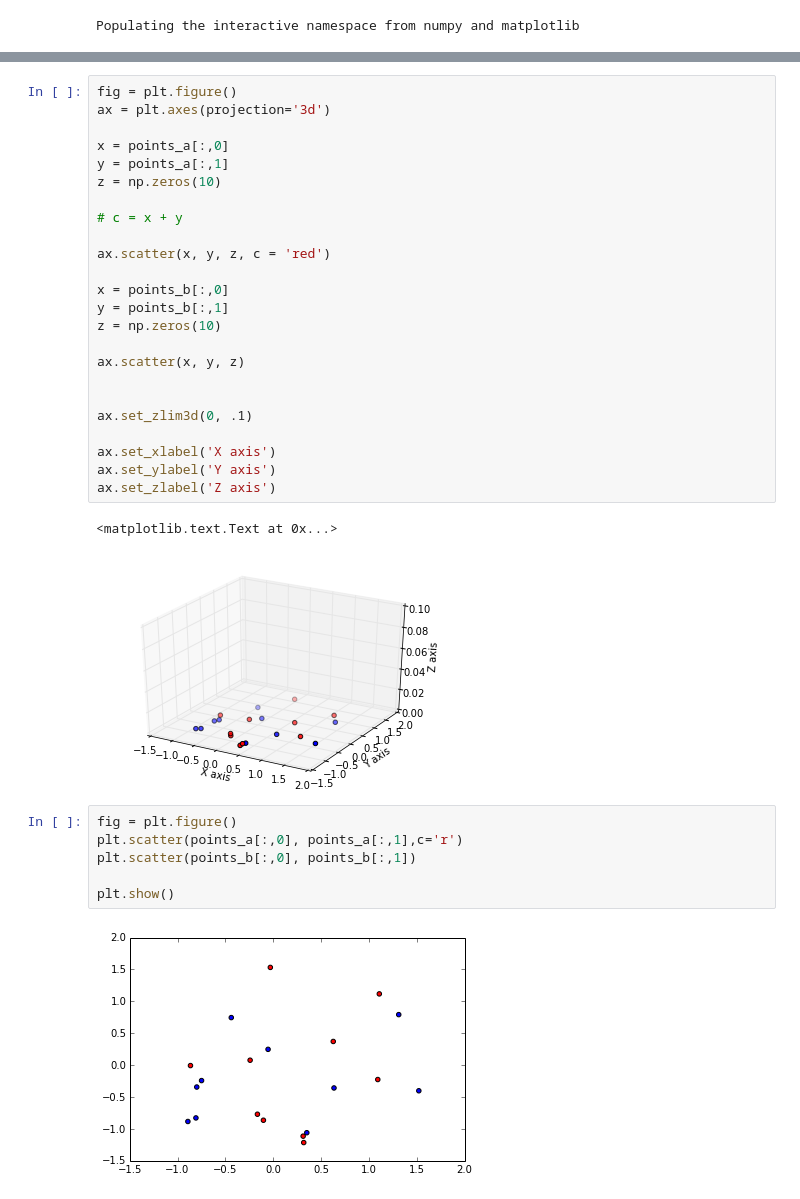
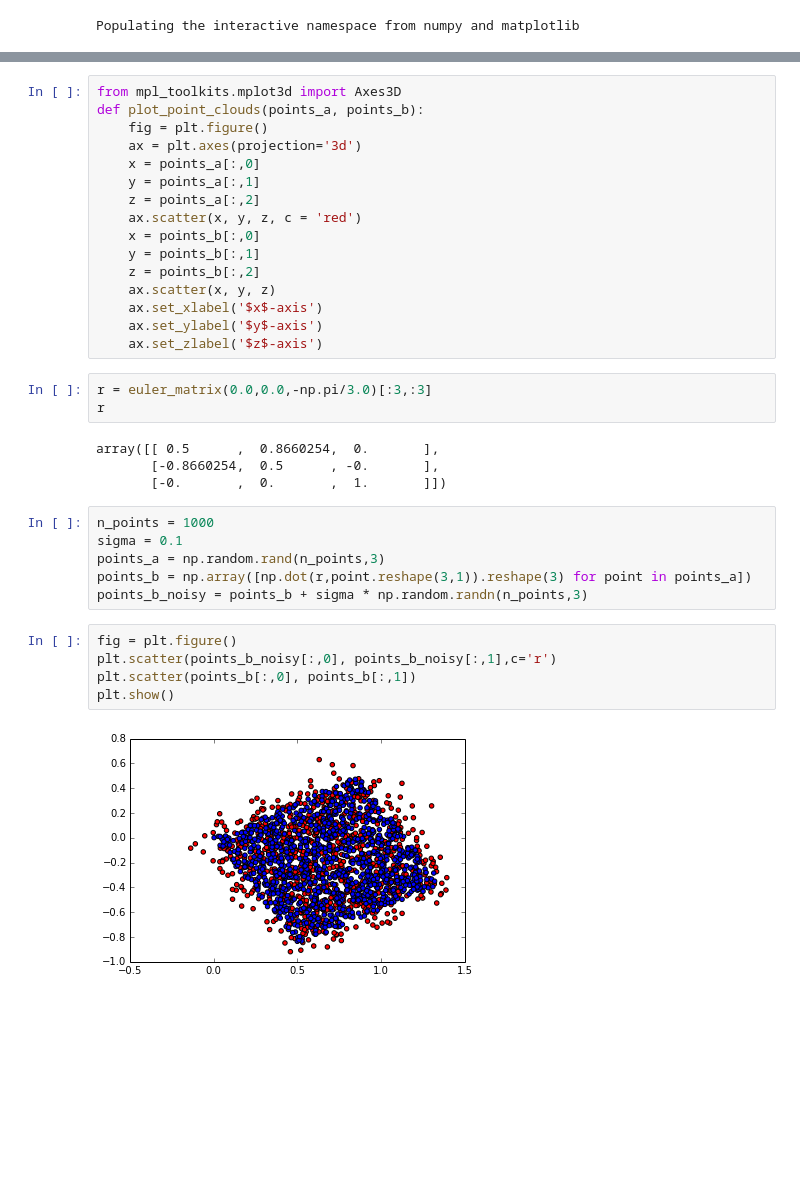
Before and after one commit to tingelst/game, a Jupyter notebook: python/rotor_estimation.ipynb, the cells around one changed output, grey strips where cells are left out. Drawn from its saved outputs; the diff is of its cells as text; blank space fills up the shorter version.

```diff
--- a/python/rotor_estimation.ipynb
+++ b/python/rotor_estimation.ipynb
@@ -55,35 +83,36 @@ array([[-0.7991, -0.3433],
 # %%
-fig = plt.figure()
-ax = plt.axes(projection='3d')
-
-x = points_a[:,0]
-y = points_a[:,1]
-z = np.zeros(10)
-
-# c = x + y
-
-ax.scatter(x, y, z, c = 'red')
-
-x = points_b[:,0]
-y = points_b[:,1]
-z = np.zeros(10)
-
-ax.scatter(x, y, z)
-
-
-ax.set_zlim3d(0, .1)
-
-ax.set_xlabel('X axis')
-ax.set_ylabel('Y axis')
-ax.set_zlabel('Z axis')
+from mpl_toolkits.mplot3d import Axes3D
+def plot_point_clouds(points_a, points_b):
+    fig = plt.figure()
+    ax = plt.axes(projection='3d')
+    x = points_a[:,0]
+    y = points_a[:,1]
+    z = points_a[:,2]
+    ax.scatter(x, y, z, c = 'red')
+    x = points_b[:,0]
+    y = points_b[:,1]
+    z = points_b[:,2]
+    ax.scatter(x, y, z)
+    ax.set_xlabel('$x$-axis')
+    ax.set_ylabel('$y$-axis')
+    ax.set_zlabel('$z$-axis')
-# %% [output]
-<matplotlib.text.Text at 0x...>
-[figure, removed]
+# %%
+r = euler_matrix(0.0,0.0,-np.pi/3.0)[:3,:3]
+r
+# %% [output]
+array([[ 0.5      ,  0.8660254,  0.       ],
+       [-0.8660254,  0.5      , -0.       ],
+       [-0.       ,  0.       ,  1.       ]])
+# %%
+n_points = 1000
+sigma = 0.1
+points_a = np.random.rand(n_points,3)
+points_b = np.array([np.dot(r,point.reshape(3,1)).reshape(3) for point in points_a])
+points_b_noisy = points_b + sigma * np.random.randn(n_points,3)
 # %%
 fig = plt.figure()
-plt.scatter(points_a[:,0], points_a[:,1],c='r')
+plt.scatter(points_b_noisy[:,0], points_b_noisy[:,1],c='r')
 plt.scatter(points_b[:,0], points_b[:,1])
-
 plt.show()
 # %% [output]
-[figure, old version]
+[figure, new version]
```
Also changed, not shown: parts of 19 cells of this notebook, 6 other files.
